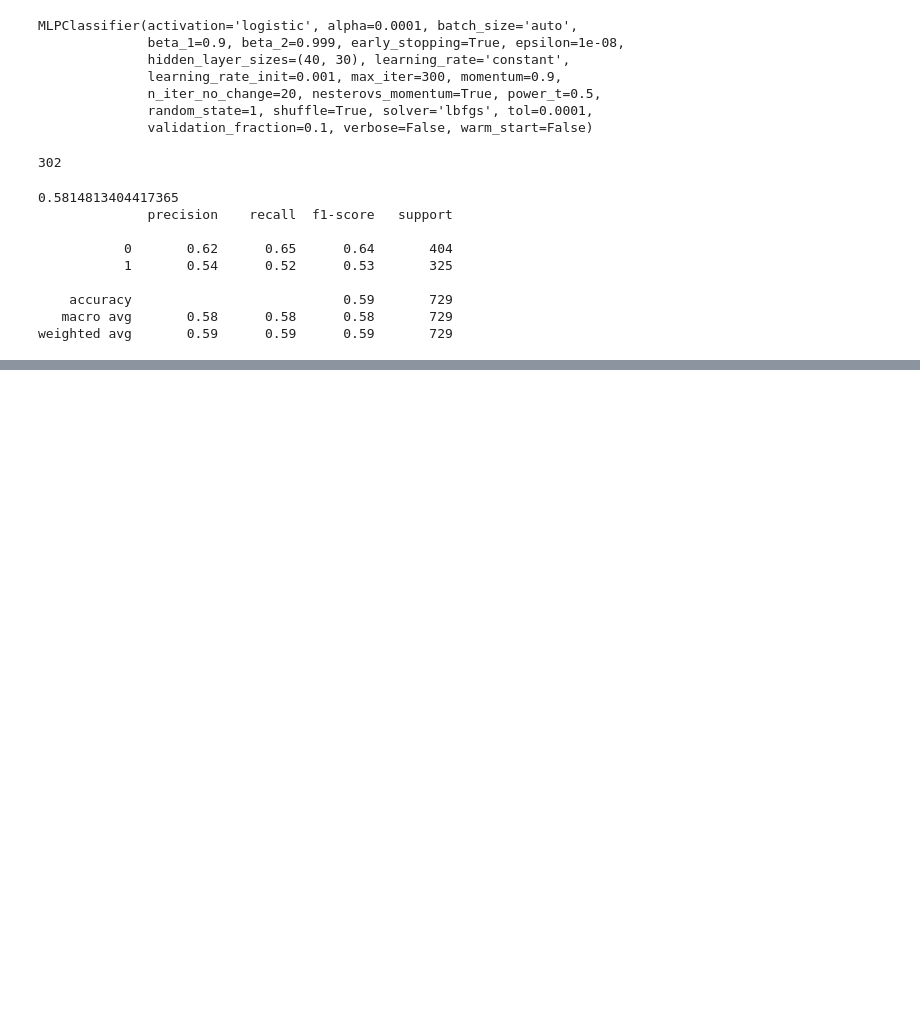
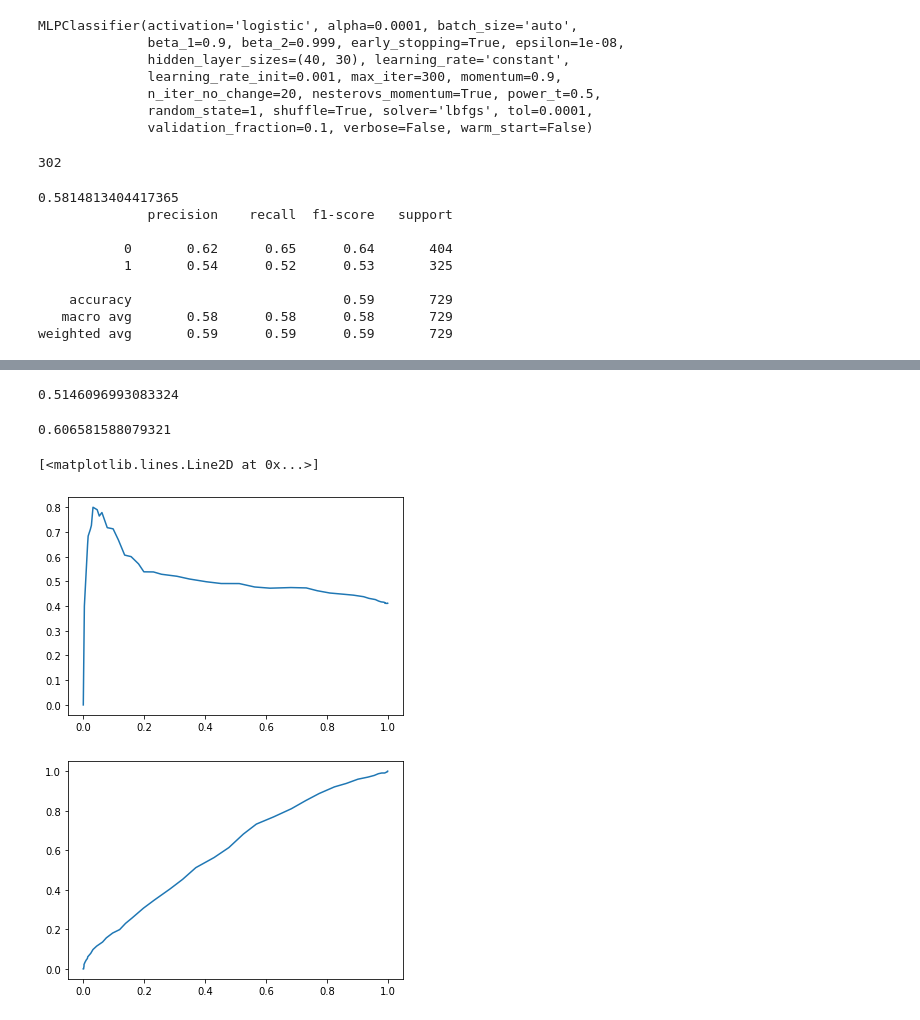
Before and after one commit to li-lab-mcgill/heterogeneous_ehr, a Jupyter notebook: Prediction.ipynb, the cells around one changed output, grey strips where cells are left out. Saved outputs shown, nothing was run; the diff lists cells and outputs as text; code cells hidden in the pictures; blank space fills up the shorter version.

```diff
--- a/Prediction.ipynb
+++ b/Prediction.ipynb
@@ -335,0 +438,35 @@ weighted avg       0.59      0.59      0.59       729
+# %%
+auprc = []
+acc = []
+precs = []
+recalls = []
+tprs = []
+fprs = []
+for idx in range(5):
+    cv_test_mixture = shuffled_fold_dfs[idx].copy()
+    bi_test_duration = shuffled_bi_durations[idx].copy()
+    train_fold_dfs = shuffled_fold_dfs.copy()
+    del train_fold_dfs[idx]
+    cv_train_mixtures = pd.concat(train_fold_dfs)
+    bi_train_durations = shuffled_bi_durations.copy()
+    del bi_train_durations[idx]
+    bi_train_durations = pd.concat(bi_train_durations)
+
+    lr = LogisticRegression(class_weight='balanced', C=1.33, solver='liblinear', max_iter=100)
+
+    lr.fit(cv_train_mixtures, bi_train_durations)
+    test_predictions_lr = lr.predict(cv_test_mixture)
+    test_probs_lr = lr.predict_proba(cv_test_mixture)[:, 1]
+    recall, prec = cv_curve(list(bi_test_duration), list(test_probs_lr), n_thres=100, mode='prc')
+    precs.append(prec)
+    recalls.append(recall)
+    fpr, tpr = cv_curve(list(bi_test_duration), list(test_probs_lr), n_thres=100, mode='roc')
+    fprs.append(fpr)
+    tprs.append(tpr)
+    auprc.append(average_precision_score(bi_test_duration, test_predictions_lr))
+    acc.append(accuracy_score(bi_test_duration, test_predictions_lr))
+    print('auprc:', auprc[-1])
+    print('acc:', acc[-1])
+
+print('mean auprc:', np.mean(auprc))
+print('mean acc:', np.mean(acc))
@@ -335,0 +486,5 @@ weighted avg       0.59      0.59      0.59       729
+# %%
+mean_recall = np.mean(recalls, axis=0)
+mean_prec = np.mean(precs, axis=0)
+mean_fpr = np.mean(fprs, axis=0)
+mean_tpr = np.mean(tprs, axis=0)
@@ -335,0 +499,16 @@ weighted avg       0.59      0.59      0.59       729
+# %%
+np.sum([(mean_prec[idx+1] + mean_prec[idx]) * - (mean_recall[idx+1] - mean_recall[idx]) for idx in range(99)]) / 2
+# %% [output]
+0.5146096993083324
+# %%
+np.sum([(mean_tpr[idx+1] + mean_tpr[idx]) * - (mean_fpr[idx+1] - mean_fpr[idx]) for idx in range(99)]) / 2
+# %% [output]
+0.606581588079321
+# %%
+plt.plot(mean_recall, mean_prec)
+plt.figure()
+plt.plot(mean_fpr, mean_tpr)
+# %% [output]
+[<matplotlib.lines.Line2D at 0x...>]
+[figure, added]
+[figure, added]
```
Also changed, not shown: parts of 31 cells of this notebook, 1 other file.
